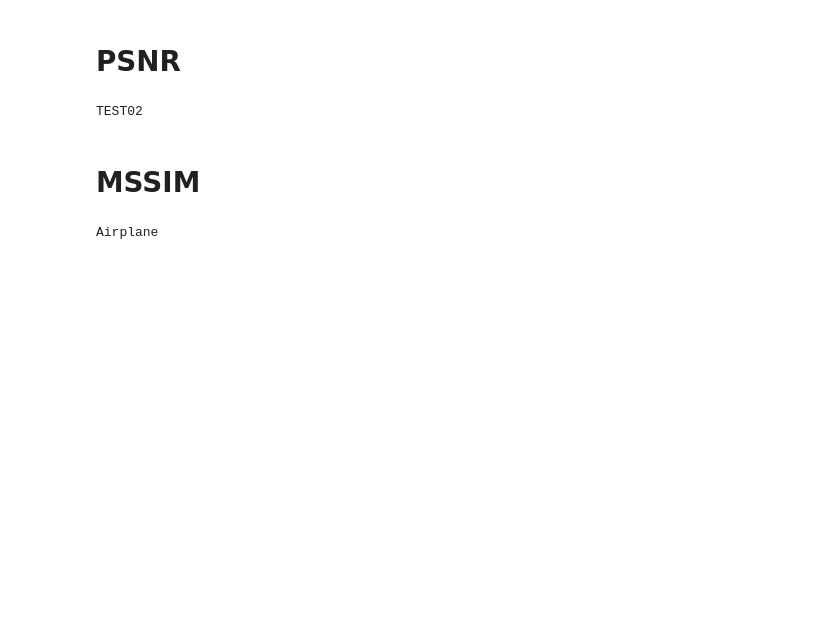
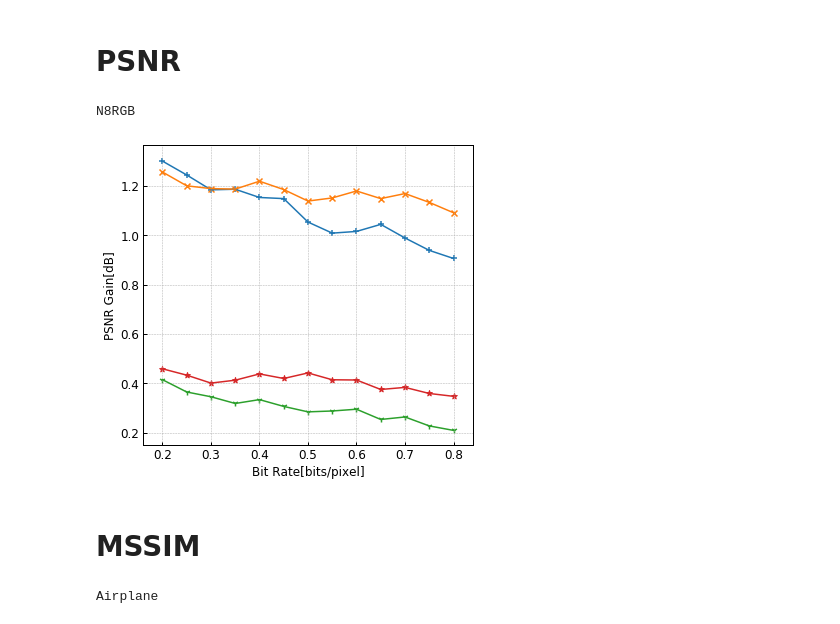
Before and after one commit to Hiroya-W/TPHLCT_and_DMLCT, a Jupyter notebook: Plot_tool/plot_tools-Copy1.ipynb, the cells around one changed output. Cells and saved outputs as stored; diff of their text form; code cells hidden in the pictures; blank space fills up the shorter version.

```diff
--- a/Plot_tool/plot_tools-Copy1.ipynb
+++ b/Plot_tool/plot_tools-Copy1.ipynb
@@ -57,7 +63,7 @@ df_432 = pd.read_excel("xlsx/MSDS_" + option + ".xlsx",sheet_name=None)
 # PSNR
 # %%
 # for key in df_1.keys():
-    key = "TEST02"
+    key = "N8RGB"
     print(key)
     sheet18 = df_18[key]
     sheet28 = df_28[key]
@@ -79,38 +85,40 @@ df_432 = pd.read_excel("xlsx/MSDS_" + option + ".xlsx",sheet_name=None)
 
     p116 = sheet116["PSNR"]
     p216 = sheet216["PSNR"]
     p316 = sheet316["PSNR"]
 
     p132 = sheet132["PSNR"]
     p232 = sheet232["PSNR"]
     p332 = sheet332["PSNR"]
 
     plt.figure(figsize=(5.5,5))
     # DCTとの差を表示する
-    plt.scatter(bpp,p28-p18,label="8x8 TPHCLT3",marker=",")
-    plt.plot(bpp,p28-p18)
-    plt.scatter(bpp,p38-p18,label="8x8 DMLCT",marker="^")
-    plt.plot(bpp,p38-p18)
+#     plt.scatter(bpp,p28-p18,label="8x8 TPHCLT3",marker=",")
+#     plt.plot(bpp,p28-p18)
+#     plt.scatter(bpp,p38-p18,label="8x8 DMLCT",marker="^")
+#     plt.plot(bpp,p38-p18)
 
     plt.scatter(bpp,p216-p116,label="16x16 TPHCLT3",marker="+")
     plt.plot(bpp,p216-p116)
     plt.scatter(bpp,p316-p116,label="16x16 DMLCT",marker="x")
     plt.plot(bpp,p316-p116)
 
     plt.scatter(bpp,p232-p132,label="32x32 TPHCLT3",marker="1")
     plt.plot(bpp,p232-p132)
     plt.scatter(bpp,p332-p132,label="32x32 DMLCT",marker="*")
     plt.plot(bpp,p332-p132)
 
     plt.xlabel("Bit Rate[bits/pixel]")
     plt.ylabel("PSNR Gain[dB]")
 #     plt.legend()
 
     plt.tight_layout()#グラフが重ならず，設定した図のサイズ内に収まる。
 #     plt.show()
     plt.savefig("output/psnr_diff" + key + ".png",dpi=300)
+    plt.show()
 # %% [output]
-TEST02
+N8RGB
+[figure, added]
 # %% [markdown]
 # MSSIM
 # %%
```
Also changed, not shown: parts of 1 cell of this notebook, 20 other files.
